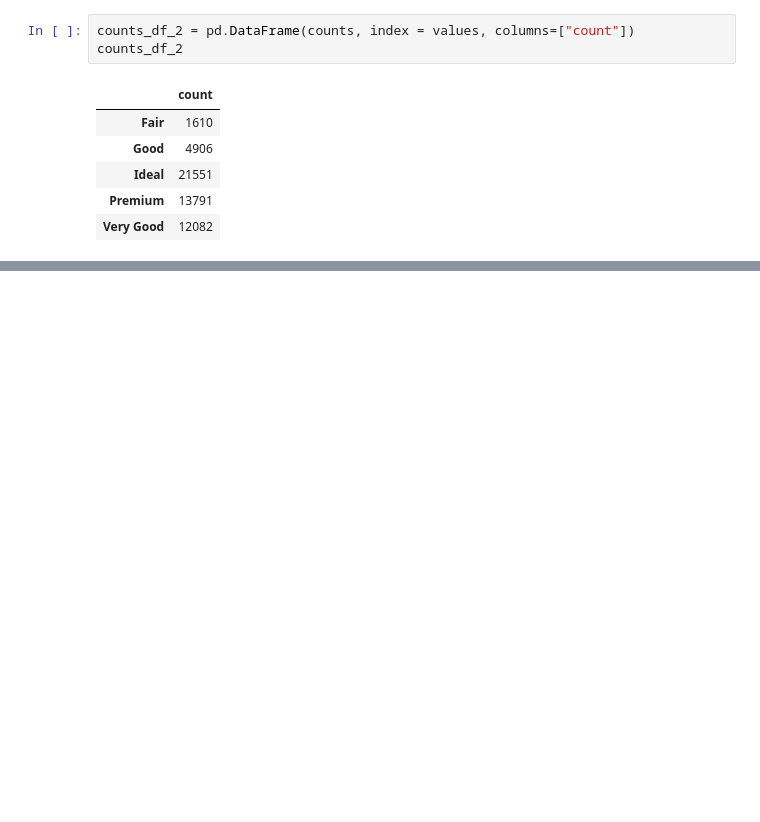
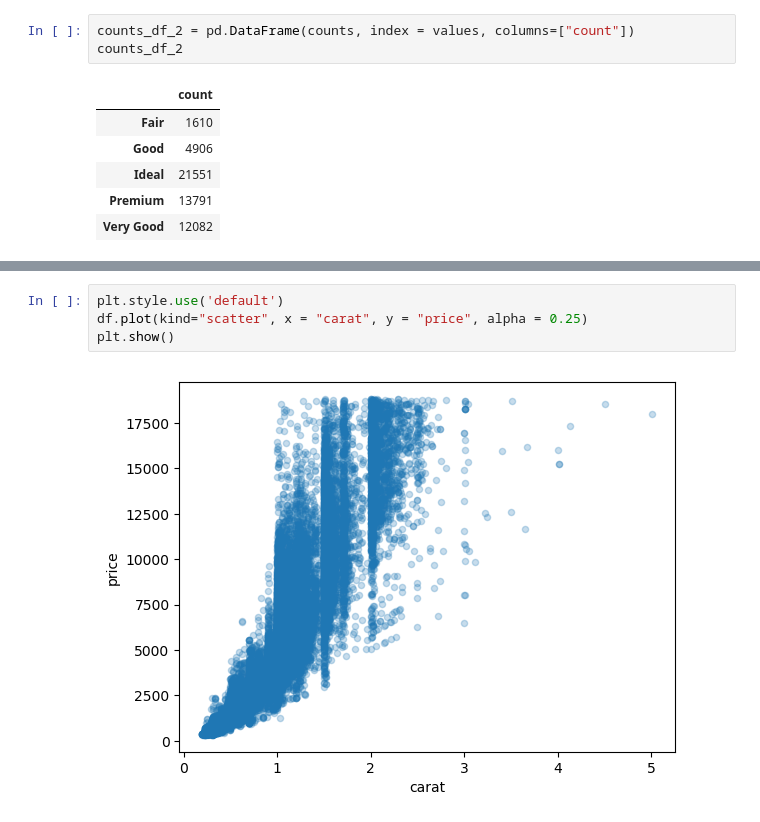
Before and after one commit to mdchambers/ml-working, a Jupyter notebook: Untitled.ipynb, the cells around one changed output, grey strips where cells are left out. Saved outputs shown, nothing was run; the diff lists cells and outputs as text; blank space fills up the shorter version.

```diff
--- a/Untitled.ipynb
+++ b/Untitled.ipynb
@@ -26,0 +69,6 @@ counts_df_2
+# %%
+plt.style.use('default')
+df.plot(kind="scatter", x = "carat", y = "price", alpha = 0.25)
+plt.show()
+# %% [output]
+[figure, added]
```
Also changed, not shown: parts of 6 cells of this notebook, 5 other files.
